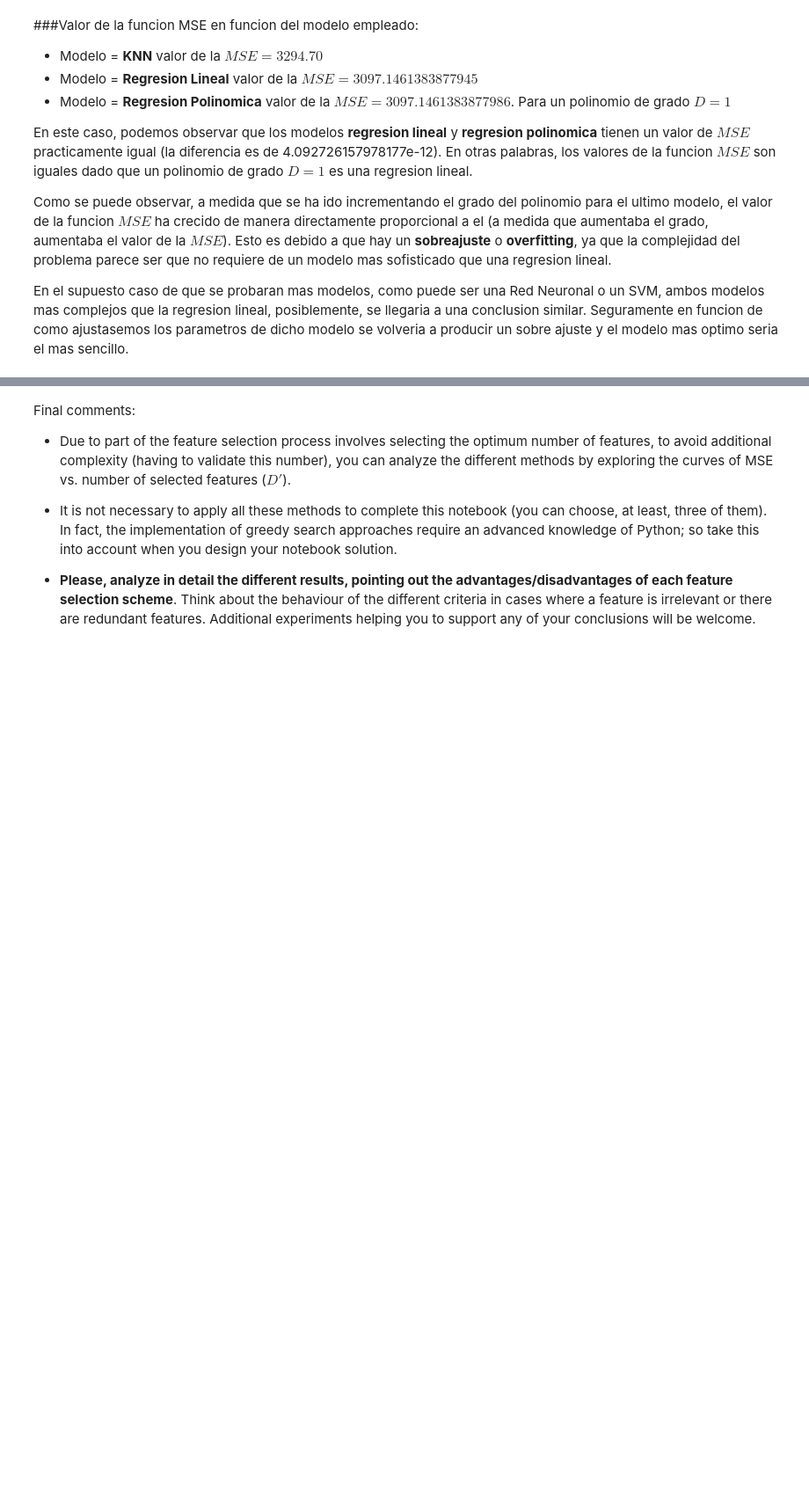
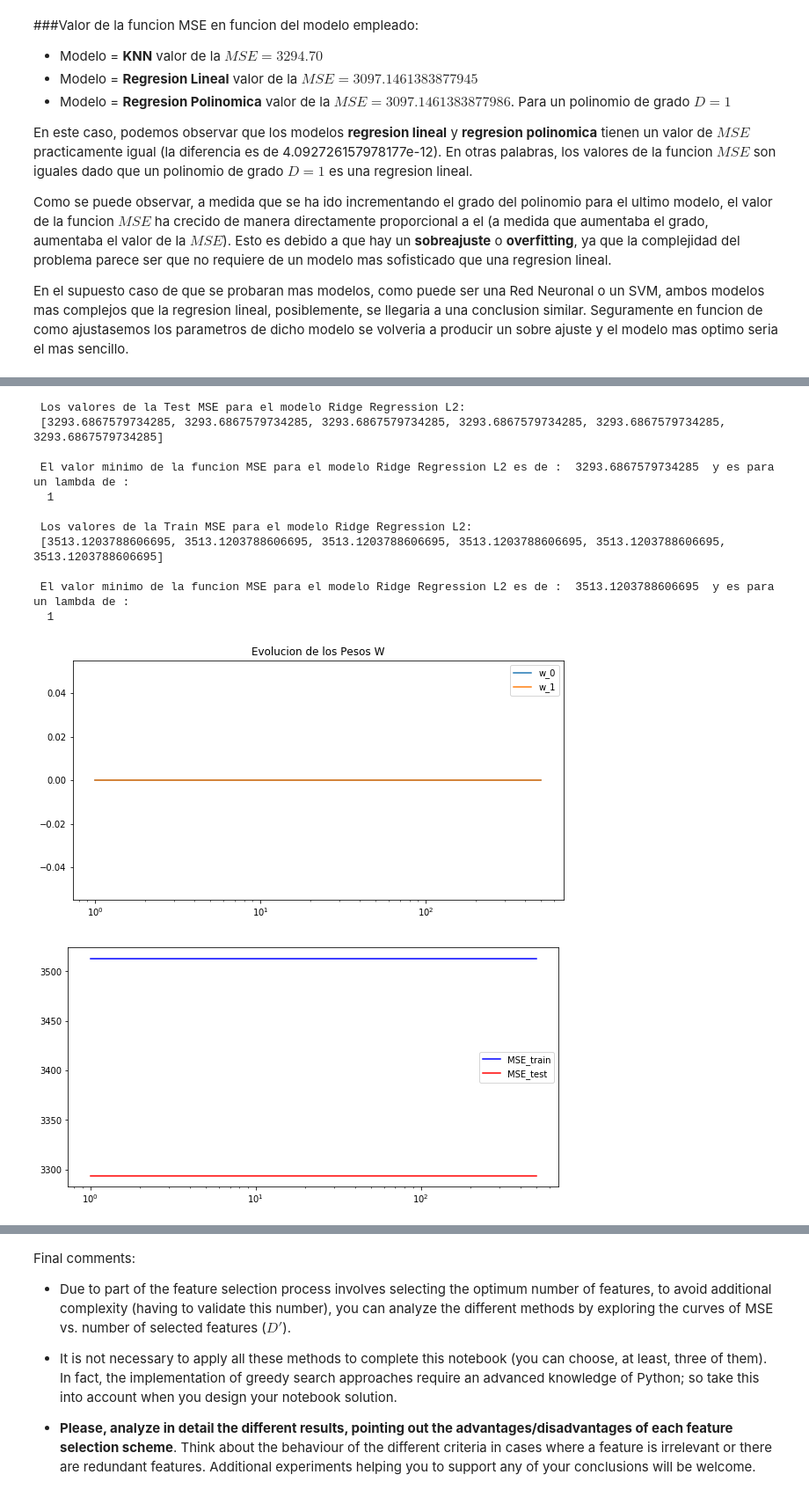
Before and after one commit to ikerarana/Machine-Learning-Notebooks, a Jupyter notebook: Curso Machine Learning UC3M Python/Week 4 - homework/1_Regresion_models_and_feature_selection.ipynb, the cells around one changed output, grey strips where cells are left out. Shown at 88% size. Saved outputs shown, nothing was run; the diff lists cells and outputs as text; code cells hidden in the pictures; blank space fills up the shorter version.

```diff
--- a/Curso Machine Learning UC3M Python/Week 4 - homework/1_Regresion_models_and_feature_selection.ipynb
+++ b/Curso Machine Learning UC3M Python/Week 4 - homework/1_Regresion_models_and_feature_selection.ipynb
@@ -577,0 +639,57 @@ Se usaran las 3 diferentes versiones que hemos visto en la asignatura
+# %%
+# probamos diferentes valores de lambda para el polinomio de grado 1 al que se ha llegado arriba
+lambda_list = [1, 5, 10, 50, 100, 500]
+deg = 1
+
+# creamos las listas para guardar los datos
+MSE_train_ = []
+MSE_test_ = []
+w_matrix_=  []
+
+# iteramos para los diferentes valores de lambda y cuardamos los resultados
+for i,lamb in enumerate(lambda_list):
+  w,mse_train,mse_test= learnPolyLR_L2(X_train, Y_train, X_test, Y_test, deg, lamb)
+  MSE_train_.append(y)
+  MSE_test_.append(z)
+  w_matrix_.append(x)
+
+# buscamos el minimo MSE
+indice_minimo_MSE_train = MSE_train_.index(min(MSE_train_))
+indice_minimo_MSE_test = MSE_test_.index(min(MSE_test_))
+
+minimo_MSE_train = min(MSE_train_)
+minimo_MSE_test = min(MSE_test_)
+
+# pintamos
+print("\n Los valores de la Test MSE para el modelo Ridge Regression L2: \n", MSE_test_)
+print("\n El valor minimo de la funcion MSE para el modelo Ridge Regression L2 es de : ",minimo_MSE_test, " y es para un lambda de : \n ", lambda_list[indice_minimo_MSE_test])
+
+print("\n Los valores de la Train MSE para el modelo Ridge Regression L2: \n", MSE_train_)
+print("\n El valor minimo de la funcion MSE para el modelo Ridge Regression L2 es de : ",minimo_MSE_train, " y es para un lambda de : \n ", lambda_list[indice_minimo_MSE_train])
+
+print("\n Los valores de la Test MSE para el modelo Ridge Regression L2: \n", MSE_test_)
+
+plt.figure(figsize=(10,5))
+lines = plt.semilogx(lambda_list,w_matrix)
+plt.legend(lines,('w_0','w_1','w_2','w_3','w_4','w_5','w_6','w_7','w_8','w_9','w_10'))
+plt.title('Evolucion de los Pesos W')
+
+plt.figure(figsize=(10,5))
+plt.semilogx(lambda_list,MSE_train_,'b', label='MSE_train')
+plt.semilogx(lambda_list,MSE_test_,'r', label='MSE_test')
+plt.legend()
+plt.show()
+# %% [output]
+ Los valores de la Test MSE para el modelo Ridge Regression L2:
+ [3293.6867579734285, 3293.6867579734285, 3293.6867579734285, 3293.6867579734285, 3293.6867579734285, 3293.6867579734285]
+
+ El valor minimo de la funcion MSE para el modelo Ridge Regression L2 es de :  3293.6867579734285  y es para un lambda de :
+  1
+
+ Los valores de la Train MSE para el modelo Ridge Regression L2:
+ [3513.1203788606695, 3513.1203788606695, 3513.1203788606695, 3513.1203788606695, 3513.1203788606695, 3513.1203788606695]
+
+ El valor minimo de la funcion MSE para el modelo Ridge Regression L2 es de :  3513.1203788606695  y es para un lambda de :
+  1
+[figure, added]
+[figure, added]
```
Also changed, not shown: parts of 8 cells of this notebook.
